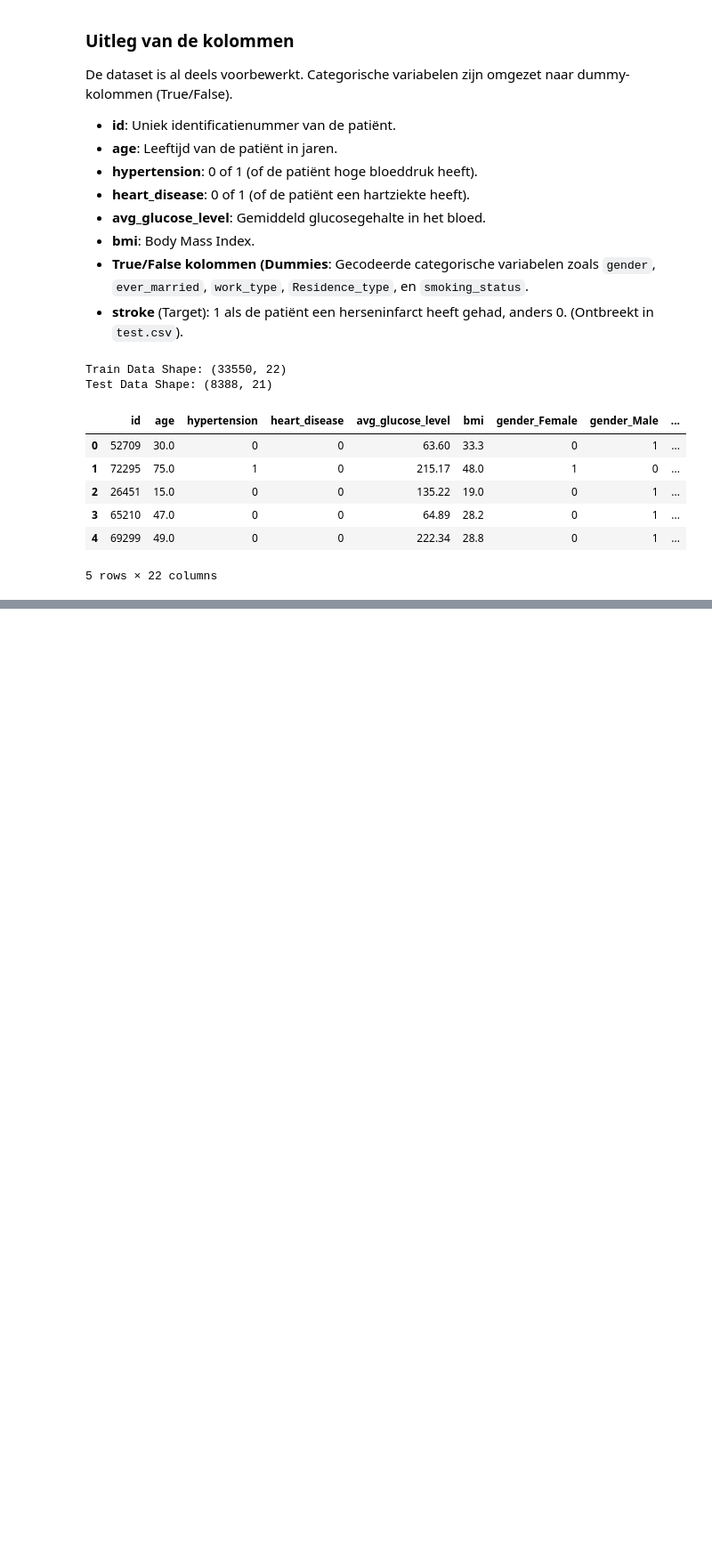
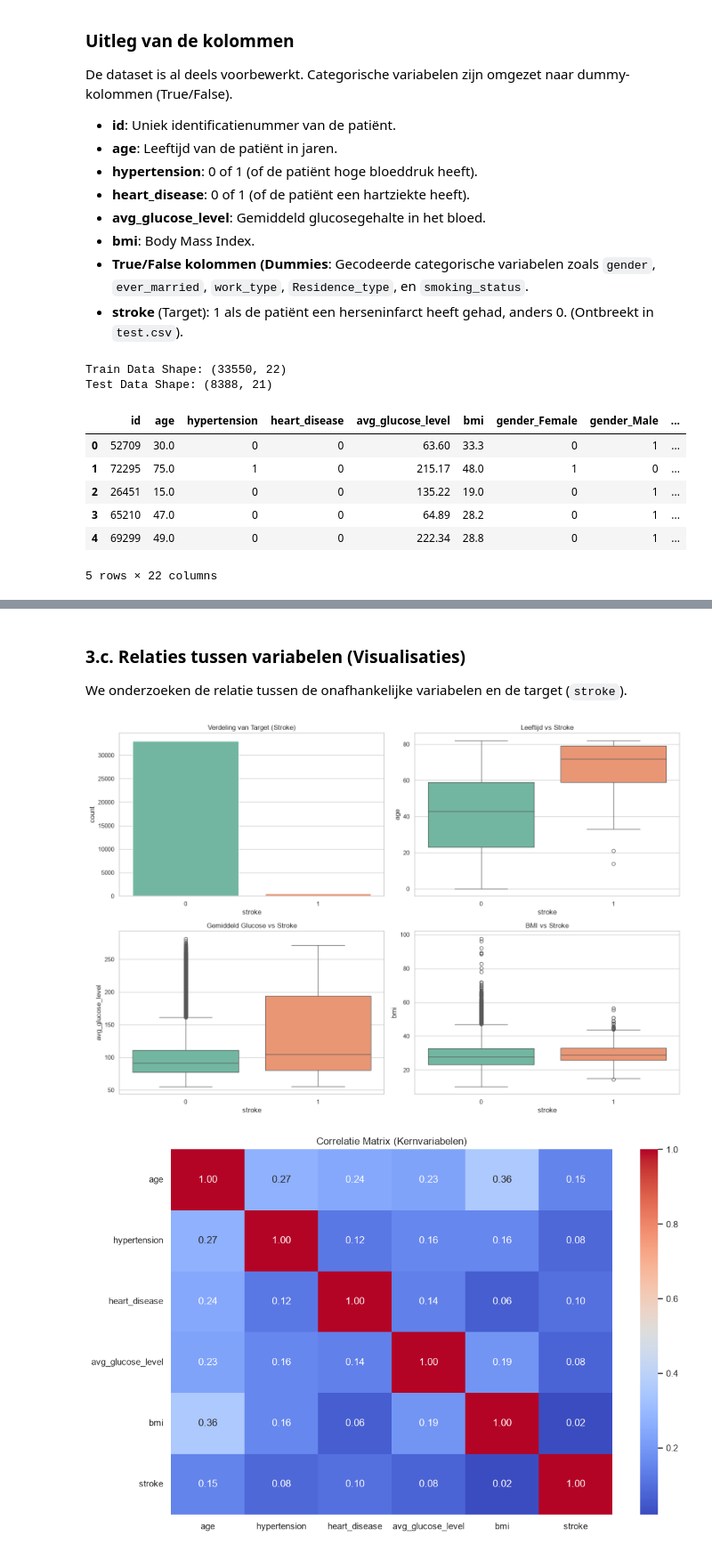
Before and after one commit to Artheriax/Machine-learning-3, a Jupyter notebook: Portfolio-opdracht-1.ipynb, the cells around one changed output, grey strips where cells are left out. Shown at 89% size. Cells and saved outputs as stored; diff of their text form; code cells hidden in the pictures; blank space fills up the shorter version.

Commit message:
3. EDA onderzoek

```diff
--- a/Portfolio-opdracht-1.ipynb
+++ b/Portfolio-opdracht-1.ipynb
@@ -96,0 +139,39 @@ Test Data Shape: (8388, 21)
+# %% [markdown]
+### 3.c. Relaties tussen variabelen (Visualisaties)
+We onderzoeken de relatie tussen de onafhankelijke variabelen en de target (`stroke`).
+# %%
+def plot_eda(df):
+    """Genereert EDA visualisaties."""
+    fig, axes = plt.subplots(2, 2, figsize=(15, 10))
+
+    # 1. Verdeling van Stroke (Imbalanced check)
+    sns.countplot(x='stroke', data=df, ax=axes[0, 0], palette='Set2')
+    axes[0, 0].set_title('Verdeling van Target (Stroke)')
+
+    # 2. Leeftijd vs Stroke
+    sns.boxplot(x='stroke', y='age', data=df, ax=axes[0, 1], palette='Set2')
+    axes[0, 1].set_title('Leeftijd vs Stroke')
+
+    # 3. Glucose vs Stroke
+    sns.boxplot(x='stroke', y='avg_glucose_level', data=df, ax=axes[1, 0], palette='Set2')
+    axes[1, 0].set_title('Gemiddeld Glucose vs Stroke')
+
+    # 4. BMI vs Stroke
+    sns.boxplot(x='stroke', y='bmi', data=df, ax=axes[1, 1], palette='Set2')
+    axes[1, 1].set_title('BMI vs Stroke')
+
+    plt.tight_layout()
+    plt.show()
+
+plot_eda(train_df)
+
+# Correlatie matrix
+plt.figure(figsize=(12, 8))
+# We selecteren alleen de numerieke kernvariabelen voor de correlatie heatmap
+num_cols = ['age', 'hypertension', 'heart_disease', 'avg_glucose_level', 'bmi', 'stroke']
+sns.heatmap(train_df[num_cols].corr(), annot=True, cmap='coolwarm', fmt=".2f")
+plt.title('Correlatie Matrix (Kernvariabelen)')
+plt.show()
+# %% [output]
+[figure, added]
+[figure, added]
```
Also changed, not shown: parts of 3 cells of this notebook.
